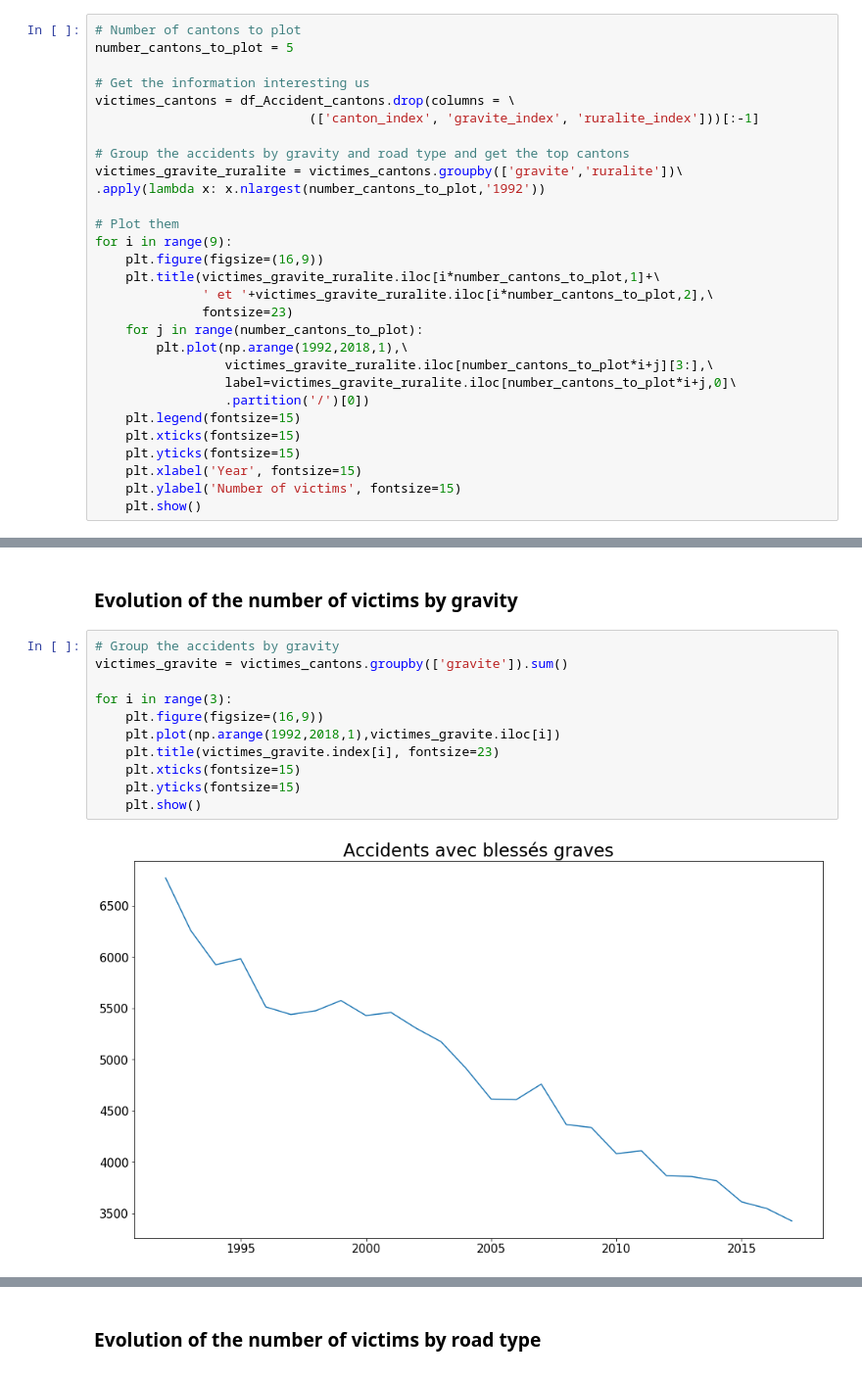
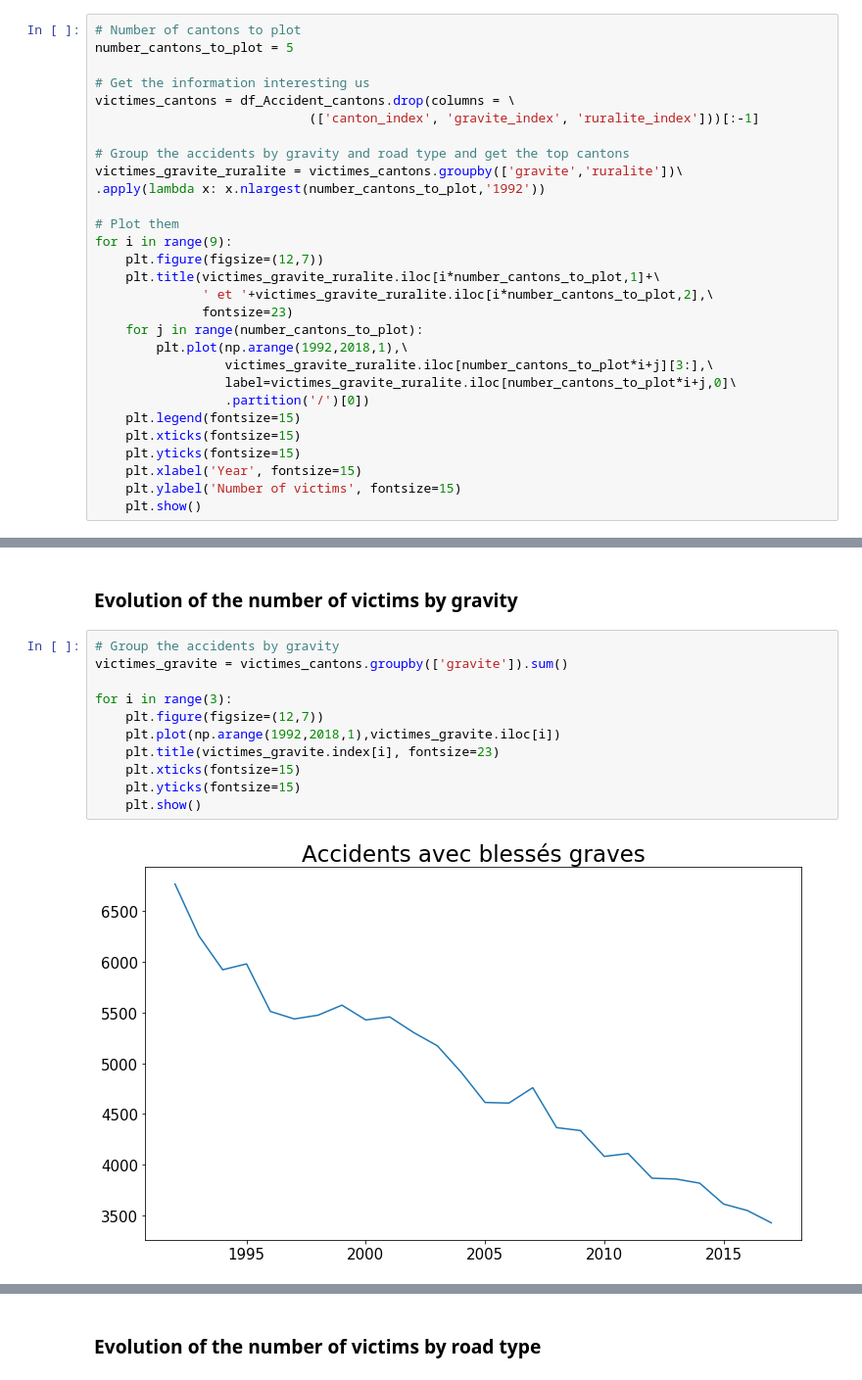
Before and after one commit to epfl-ada-2018/project-pizzafels, a Jupyter notebook: Working Notebooks/0. Correlations.ipynb, the cells around one changed output, grey strips where cells are left out. Shown at 98% size. Saved outputs shown, nothing was run; the diff lists cells and outputs as text.

```diff
--- a/Working Notebooks/0. Correlations.ipynb
+++ b/Working Notebooks/0. Correlations.ipynb
@@ -98,7 +98,7 @@ victimes_gravite_ruralite = victimes_cantons.groupby(['gravite','ruralite'])\
 
 # Plot them
 for i in range(9):
-    plt.figure(figsize=(16,9))
+    plt.figure(figsize=(12,7))
     plt.title(victimes_gravite_ruralite.iloc[i*number_cantons_to_plot,1]+\
               ' et '+victimes_gravite_ruralite.iloc[i*number_cantons_to_plot,2],\
               fontsize=23)
@@ -128,13 +128,13 @@ for i in range(9):
 # %%
 # Group the accidents by gravity
 victimes_gravite = victimes_cantons.groupby(['gravite']).sum()
 
 for i in range(3):
-    plt.figure(figsize=(16,9))
+    plt.figure(figsize=(12,7))
     plt.plot(np.arange(1992,2018,1),victimes_gravite.iloc[i])
     plt.title(victimes_gravite.index[i], fontsize=23)
     plt.xticks(fontsize=15)
     plt.yticks(fontsize=15)
     plt.show()
 # %% [output]
-[figure, old version]
+[figure, new version]
```
Also changed, not shown: parts of 33 cells of this notebook.
